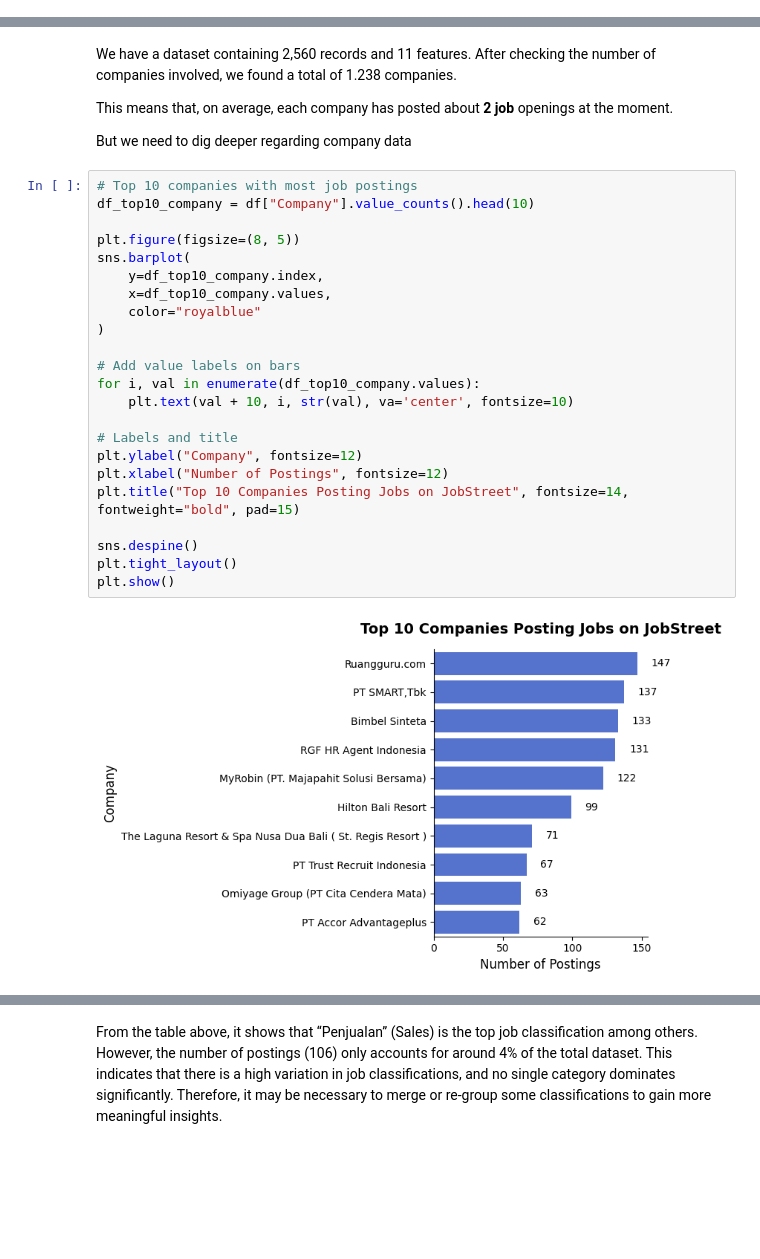
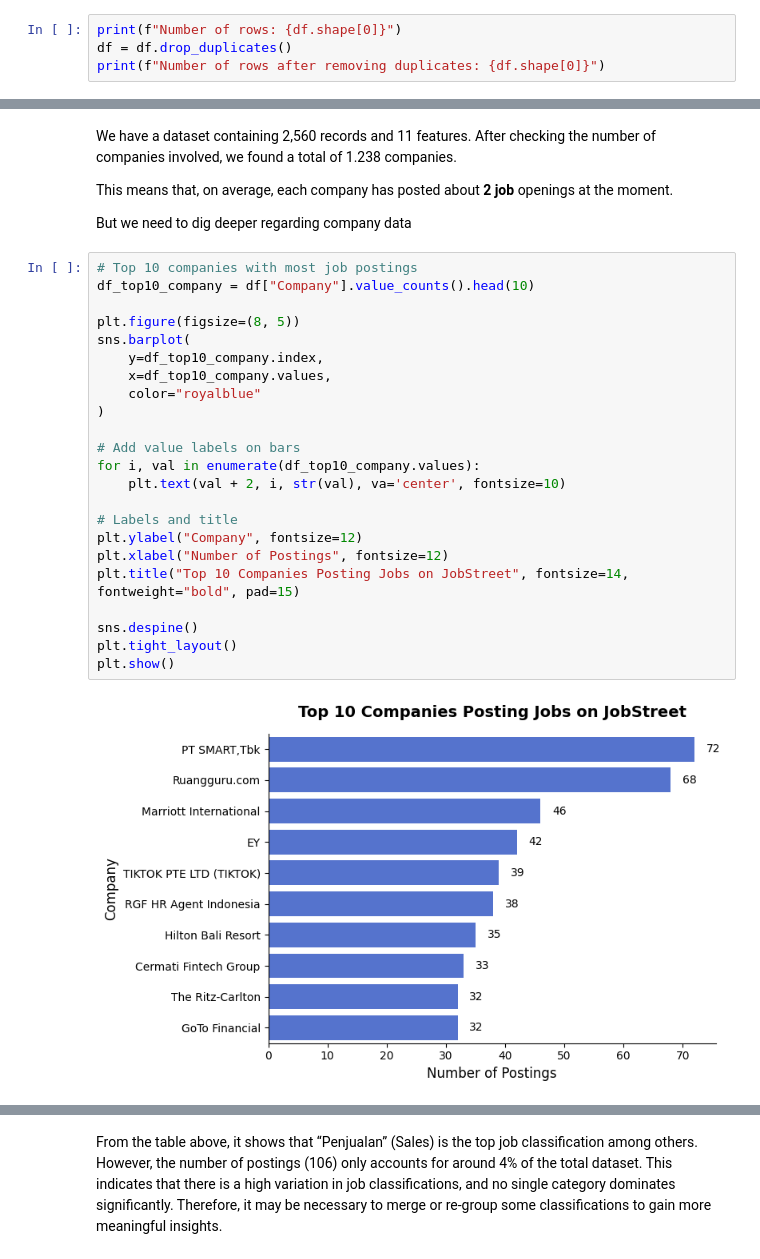
Before and after one commit to Jasman123/Web_scraping_and_Job_Analyze, a Jupyter notebook: Github_Project_WebScraping_Cities.ipynb, the cells around one changed output, grey strips where cells are left out. Saved outputs shown, nothing was run; the diff lists cells and outputs as text; blank space fills up the shorter version.

```diff
--- a/Github_Project_WebScraping_Cities.ipynb
+++ b/Github_Project_WebScraping_Cities.ipynb
@@ -324,3 +289,7 @@ df.head()
 | 2 | Customer Service and Operation Sp... | (Manufaktur, Transportasi & Logis... | Easy Speed International Logistic... | Jakarta Selatan | 3 hari yang lalu | Rp 8,000,000 – Rp 12,000,000 per ... | Airfreight customer service and i... | 8000000.0 | 12000000.0 | ... |
 | 3 | Logistic | (Manufaktur, Transportasi & Logis... | NaN | Jakarta Raya | 23 jam yang lalu | NaN | Responsible of logistic from rece... | NaN | NaN | ... |
 | 4 | Customer Service Specialist | (Call Center & Layanan Konsumen) | TE Connectivity | Jakarta Raya | 16 jam yang lalu | NaN | Involves demand planning, order m... | NaN | NaN | ... |
+# %%
+print(f"Number of rows: {df.shape[0]}")
+df = df.drop_duplicates()
+print(f"Number of rows after removing duplicates: {df.shape[0]}")
@@ -420,25 +392,25 @@ But we need to dig deeper regarding company data
 # %%
 # Top 10 companies with most job postings
 df_top10_company = df["Company"].value_counts().head(10)
 
 plt.figure(figsize=(8, 5))
 sns.barplot(
     y=df_top10_company.index,
     x=df_top10_company.values,
     color="royalblue"
 )
 
 # Add value labels on bars
 for i, val in enumerate(df_top10_company.values):
-    plt.text(val + 10, i, str(val), va='center', fontsize=10)
+    plt.text(val + 2, i, str(val), va='center', fontsize=10)
 
 # Labels and title
 plt.ylabel("Company", fontsize=12)
 plt.xlabel("Number of Postings", fontsize=12)
 plt.title("Top 10 Companies Posting Jobs on JobStreet", fontsize=14, fontweight="bold", pad=15)
 
 sns.despine()
 plt.tight_layout()
 plt.show()
 # %% [output]
-[figure, old version]
+[figure, new version]
```
Also changed, not shown: parts of 17 cells of this notebook.
